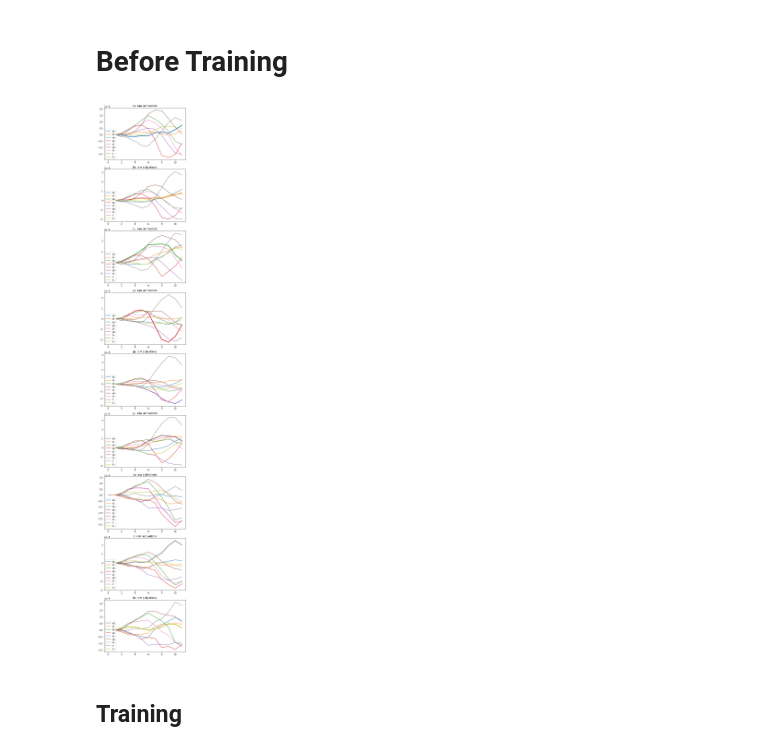
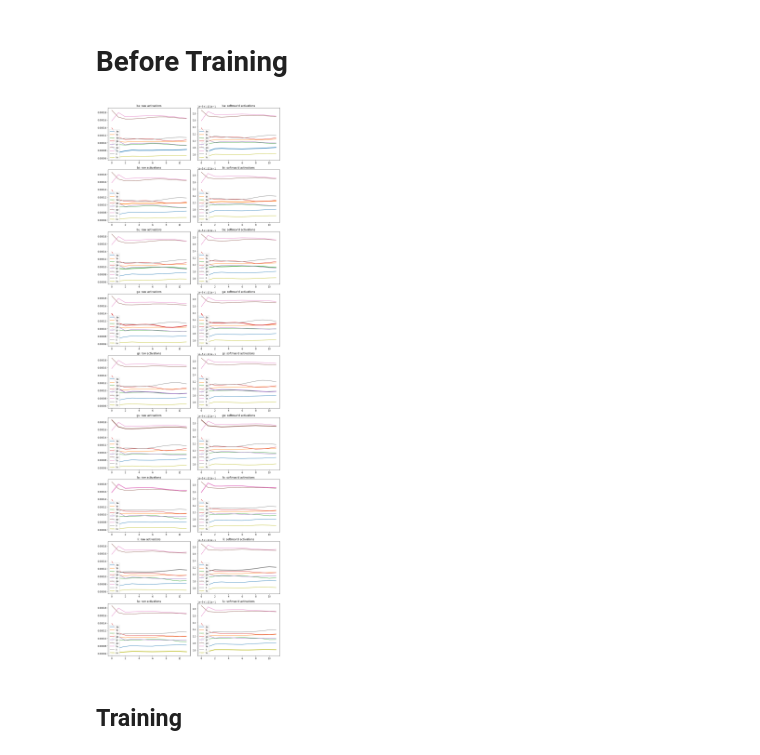
Before and after one commit to monicaycli/predictive_coding, a Jupyter notebook: toy_model_kalman_variant_1.ipynb, the cells around one changed output. Drawn from its saved outputs; the diff is of its cells as text; code cells hidden in the pictures.

Commit message:
update variant 1
* fix r_bar
* add L0 (uniform target vector during testing)
* restore raw_vs_softmax_plots()
* change params

```diff
--- a/toy_model_kalman_variant_1.ipynb
+++ b/toy_model_kalman_variant_1.ipynb
@@ -16,7 +16,7 @@ def apply_input(I_dict, training=False):
     global U1_hat, U2_hat, U3_hat, V1_hat, V2_hat
 
 
-    output = {"input": [], "label": [], "target_vec": [], "index": [], "node": [],
+    output = {"input": [], "label": [], "target_vec": [], "index": [],
               "r1_hat": [], "r2_hat": [], "r1_bar": [], "r2_bar": [],
               "U1_hat": [], "U2_hat": [], "U3_hat": [], "V1_hat": [],  "V2_hat": [], "training": []}
 
@@ -29,19 +29,12 @@ def apply_input(I_dict, training=False):
         I = I_dict[k]
         k_idx = list(I_dict.keys()).index(k)
         L = np.eye(len(I_dict))[k_idx]
+        L0 = softmax(np.zeros(len(I_dict)))
 
         r1_hat = r1.copy()
         r2_hat = r2.copy()
 
-        r1_bar = r1.copy()
-        r2_bar = r2.copy()
-
         for idx in np.arange(I.shape[1]):
-            output["r1_bar"].append(r1_bar.copy())
-            output["r2_bar"].append(r2_bar.copy())
-
-            node = np.arange(vec_len)
-
             r1_hat_old = r1_hat.copy()
             r2_hat_old = r2_hat.copy()
 
@@ -52,8 +45,11 @@ def apply_input(I_dict, training=False):
             V1_bar = V1_hat.copy()
             V2_bar = V2_hat.copy()
 
+            r1_bar = V1_bar @ r1_hat_old
+            r2_bar = V2_bar @ r2_hat_old
+
             r1_hat = r1_bar + Nr1/s10 * U1_bar.T @ (I[:, idx] - U1_bar @ r1_bar) - Nr1/s21 * (r1_bar - U2_bar @ r2_bar)
-            r2_hat = r2_bar + Nr2/s21 * U2_bar.T @ (r1_bar - U2_bar @ r2_bar)
+            r2_hat = r2_bar + Nr2/s21 * U2_bar.T @ (r1_bar - U2_bar @ r2_bar) - Nr2/s32 * (r2_bar - U3_bar @ L0)
 
             if training == True:
                 r2_hat = r2_bar + Nr2/s21 * U2_bar.T @ (r1_bar - U2_bar @ r2_bar) - Nr2/s32 * (r2_bar - U3_bar @ L)
@@ -65,14 +61,13 @@ def apply_input(I_dict, training=False):
                 V1_hat = V1_bar + Nv1/s11 * np.outer(r1_hat - r1_bar, r1_hat_old)
                 V2_hat = V2_bar + Nv2/s22 * np.outer(r2_hat - r2_bar, r2_hat_old)
 
-            r1_bar = V1_bar @ r1_hat
-            r2_bar = V2_bar @ r2_hat
-
             output["input"].append(I[:, idx])
             output["label"].append(k)
             output["target_vec"].append(L)
             output["index"].append(idx)
-            output["node"].append(node)
+
+            output["r1_bar"].append(r1_bar.copy())
+            output["r2_bar"].append(r2_bar.copy())
 
             output["r1_hat"].append(r1_hat.copy())
             output["r2_hat"].append(r2_hat.copy())
@@ -90,7 +85,7 @@ def apply_input(I_dict, training=False):
 
     return output_df
 # %%
-def raw_plots(df, ncols, nrows, subplot_yx, scale, groupby, value, sharex=False, sharey=False, cmap=None):
+def raw_vs_softmax_plots(df, ncols, nrows, subplot_yx, scale, groupby, value, sharex=False, sharey=False, cmap=None):
     subplot_y, subplot_x = tuple(i * scale for i in (subplot_yx))
 
     fig, axes = plt.subplots(nrows, ncols, figsize=(subplot_x*ncols, subplot_y*nrows), sharex=sharex, sharey=sharey)
@@ -98,21 +93,26 @@ def raw_plots(df, ncols, nrows, subplot_yx, scale, groupby, value, sharex=False,
     df_groupby = df.groupby(groupby)
     group_keys = df_groupby.groups.keys()
 
-    for k, ax in zip(group_keys, axes.flatten()):
+    for k in group_keys:
         k_idx = list(group_keys).index(k)
 
         raw_r = df_groupby.get_group(k).apply(lambda x: pd.Series(x[value]), axis=1).reset_index(drop=True)
+        softmaxd_r = df_groupby.get_group(k).apply(lambda x: pd.Series(softmax(x[value])), axis=1).reset_index(drop=True)
 
         raw_r.columns = group_keys
+        softmaxd_r.columns = group_keys
 
-        raw_plot = raw_r.plot(ax=ax, title="{}: raw activations".format(k), cmap=cmap);
+        raw_plot = raw_r.plot(ax=axes[k_idx, 0], title="{}: raw activations".format(k), cmap=cmap);
+        softmaxd_plot = softmaxd_r.plot(ax=axes[k_idx, 1], title="{}: softmax'd activations".format(k), cmap=cmap);
 
         raw_plot.legend(loc="lower left");
+        softmaxd_plot.legend(loc="lower left");
 
         # thicken target line
-        for i, l1 in zip(range(len(group_keys)), raw_plot.lines):
+        for i, l1, l2 in zip(range(len(group_keys)), raw_plot.lines, softmaxd_plot.lines):
             if i == k_idx:
                 plt.setp(l1, linewidth=3)
+                plt.setp(l2, linewidth=3)
 
     plt.tight_layout();
 # %%
@@ -218,9 +218,9 @@ output_test_df = apply_input(I_dict, training=False)
 # %%
 output_test_df["U3Tr2"] = output_test_df.apply(lambda x: x.U3_hat.T @ x.r2_hat, axis=1)
 
-raw_plots(df=output_test_df, ncols=1, nrows=9, subplot_yx=(4,6), scale=1, groupby="label", value="U3Tr2")
+raw_vs_softmax_plots(df=output_test_df, ncols=2, nrows=9, subplot_yx=(4,6), scale=1, groupby="label", value="U3Tr2")
 # %% [output]
-[figure, old version]
+[figure, new version]
 # %% [markdown]
 ## Training
 # %%
```
Also changed, not shown: parts of 8 cells of this notebook.
